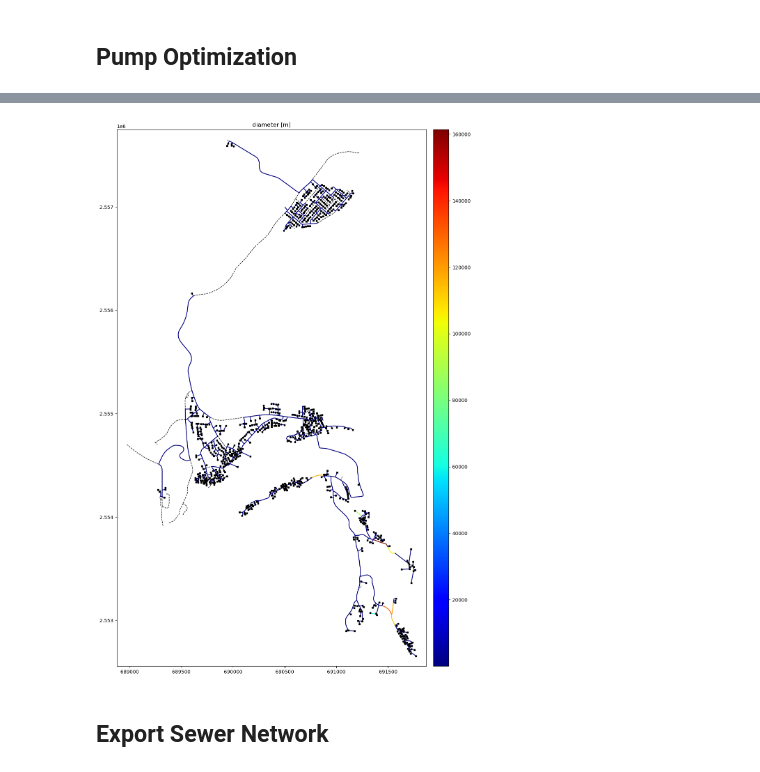
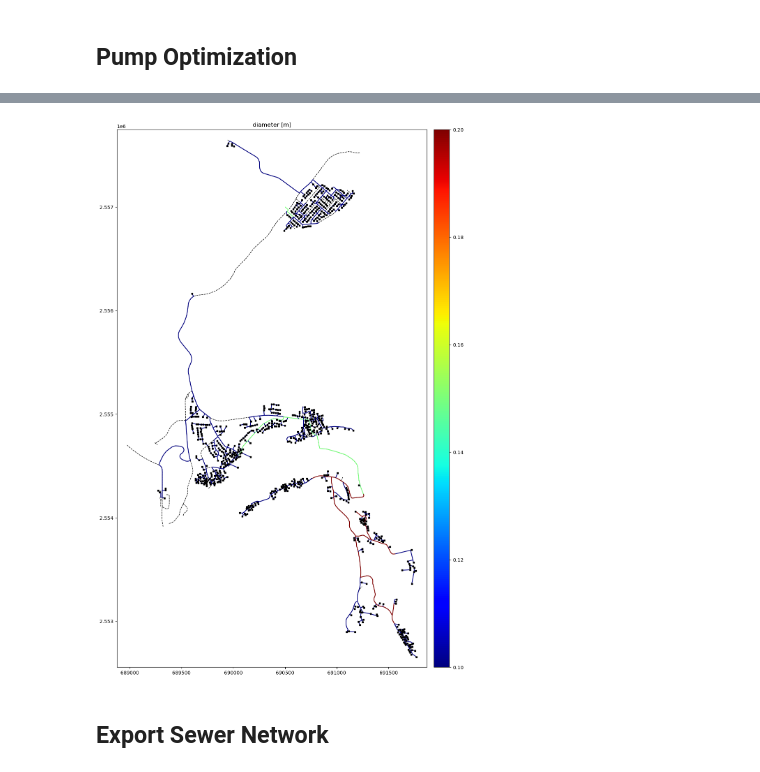
Before and after one commit to dbdespot/pysewer, a Jupyter notebook: notebooks/example_sewer_network.ipynb, the cells around one changed output, grey strips where cells are left out. Cells and saved outputs as stored; diff of their text form; code cells hidden in the pictures.

```diff
--- a/notebooks/example_sewer_network.ipynb
+++ b/notebooks/example_sewer_network.ipynb
@@ -173,10 +174,10 @@ plt.show()
 # %%
 pysewer.plot_sewer_attributes(
-    test_model_domain, G, attribute="weight", title="diameter [m]"
+    test_model_domain, G, attribute="diameter", title="diameter [m]"
 )
 plt.show()
 # %% [output]
-[figure, old version]
+[figure, new version]
 # %% [markdown]
 ## Export Sewer Network
 # %%
```
Also changed, not shown: parts of 13 cells of this notebook.
